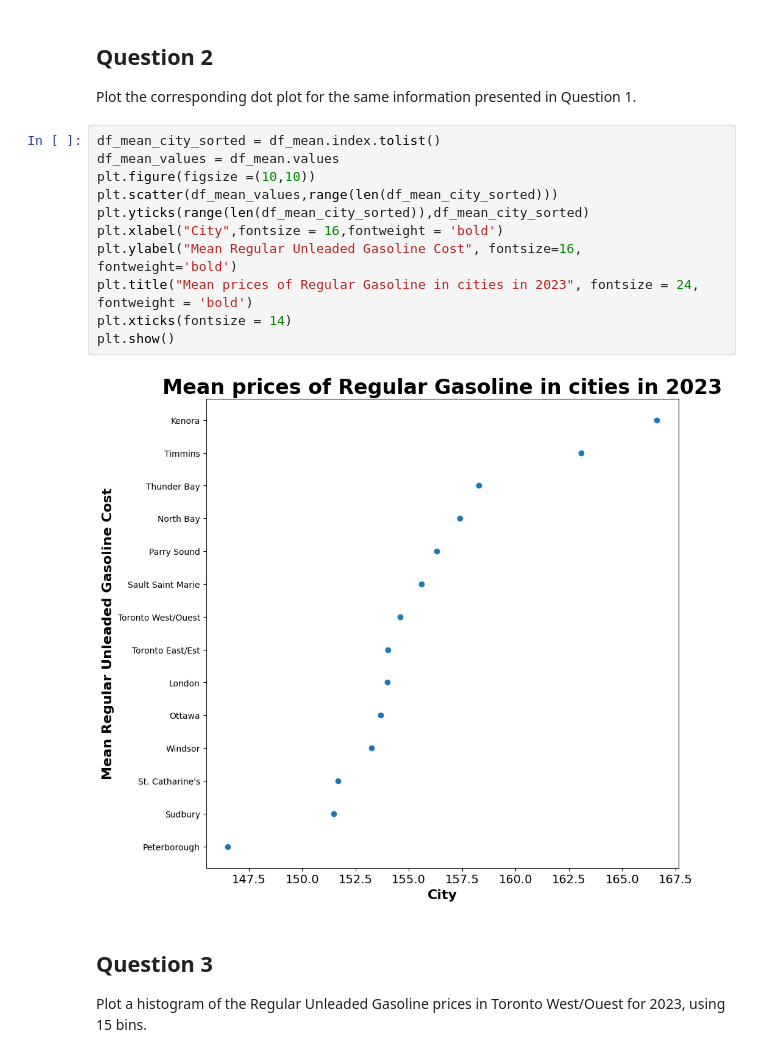
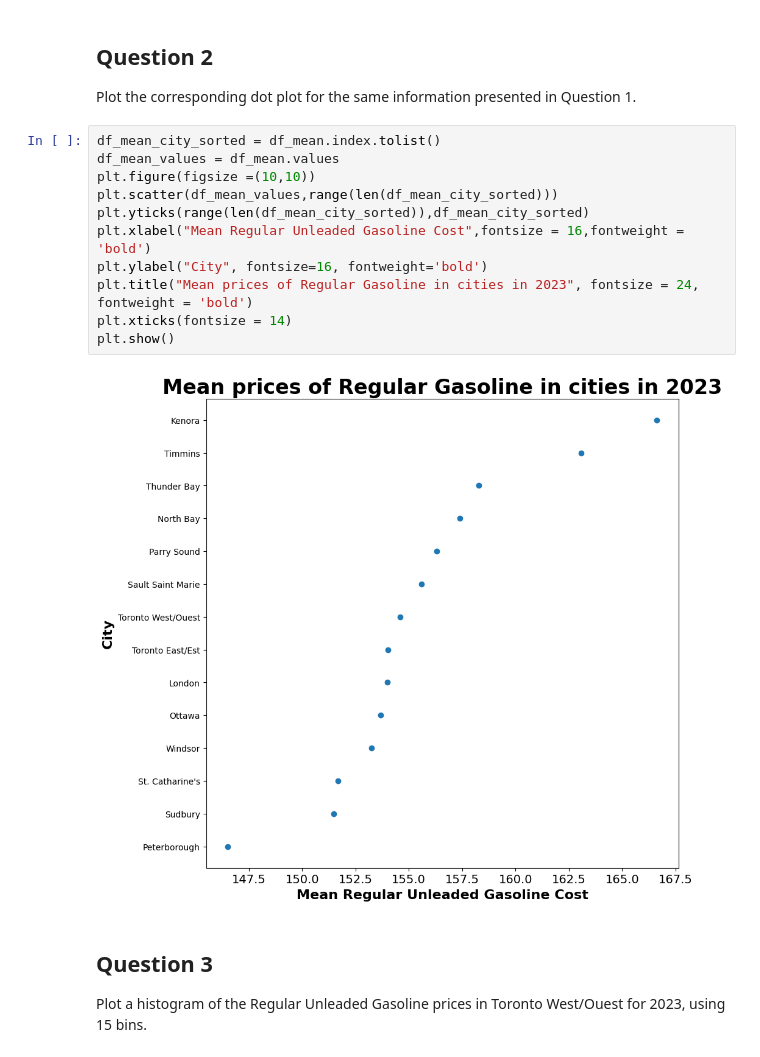
Before and after one commit to swiftxo/CP321, a Jupyter notebook: A1.ipynb, the cells around one changed output. Cells and saved outputs as stored; diff of their text form.

```diff
--- a/A1.ipynb
+++ b/A1.ipynb
@@ -68,16 +69,16 @@ Plot the corresponding dot plot for the same information presented in Question 1
 # %%
 df_mean_city_sorted = df_mean.index.tolist()
 df_mean_values = df_mean.values
 plt.figure(figsize =(10,10))
 plt.scatter(df_mean_values,range(len(df_mean_city_sorted)))
 plt.yticks(range(len(df_mean_city_sorted)),df_mean_city_sorted)
-plt.xlabel("City",fontsize = 16,fontweight = 'bold')
-plt.ylabel("Mean Regular Unleaded Gasoline Cost", fontsize=16, fontweight='bold')
+plt.xlabel("Mean Regular Unleaded Gasoline Cost",fontsize = 16,fontweight = 'bold')
+plt.ylabel("City", fontsize=16, fontweight='bold')
 plt.title("Mean prices of Regular Gasoline in cities in 2023", fontsize = 24, fontweight = 'bold')
 plt.xticks(fontsize = 14)
 plt.show()
 # %% [output]
-[figure, old version]
+[figure, new version]
 # %% [markdown]
 ## Question 3
 
```
Also changed, not shown: parts of 4 cells of this notebook.
